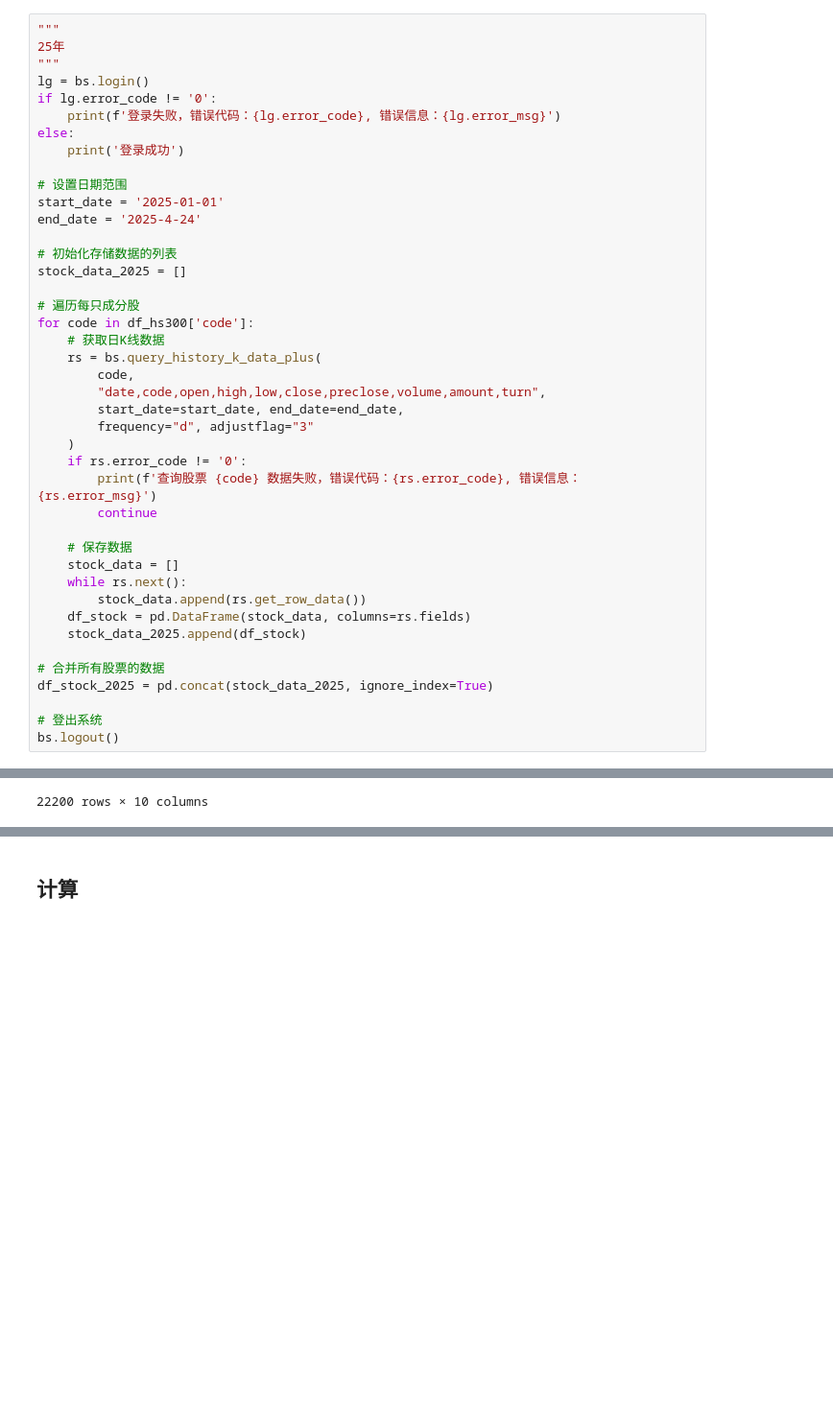
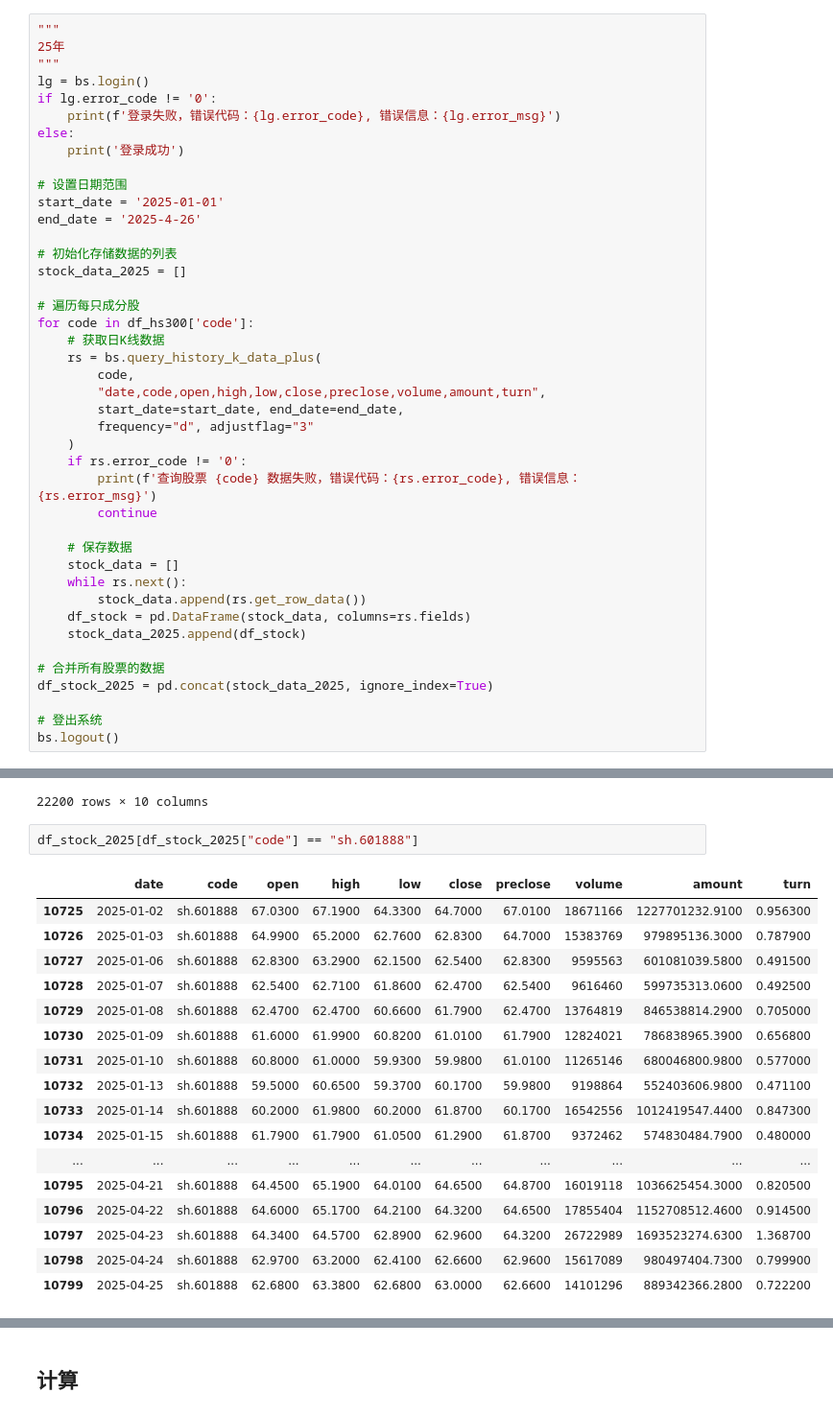
Before and after one commit to kennys-cs1105/QuantTrading, a Jupyter notebook: notebook/2025-04-22-部分票计算.ipynb, the cells around one changed output, grey strips where cells are left out. Shown: that part at 96% size. Cells and saved outputs as stored; diff of their text form; blank space fills up the shorter version.

```diff
--- a/notebook/2025-04-22-部分票计算.ipynb
+++ b/notebook/2025-04-22-部分票计算.ipynb
@@ -394,7 +394,7 @@ else:
 
 # 设置日期范围
 start_date = '2025-01-01'
-end_date = '2025-4-24'
+end_date = '2025-4-26'
 
 # 初始化存储数据的列表
 stock_data_2025 = []
@@ -447,3 +447,23 @@ df_stock_2025
 | 22198 | 2025-04-23 | sz.301269 | 123.0000 | 123.4800 | 120.2000 | 121.2000 | 122.8000 | 3464362 | 420032149.6200 | 1.320700 |
 | 22199 | 2025-04-24 | sz.301269 | 120.7000 | 121.1900 | 118.7200 | 119.4000 | 121.2000 | 2866592 | 343312144.0000 | 1.092800 |
 22200 rows × 10 columns
+# %%
+df_stock_2025[df_stock_2025["code"] == "sh.601888"]
+# %% [output]
+|  | date | code | open | high | low | close | preclose | volume | amount | turn |
+| 10725 | 2025-01-02 | sh.601888 | 67.0300 | 67.1900 | 64.3300 | 64.7000 | 67.0100 | 18671166 | 1227701232.9100 | 0.956300 |
+| 10726 | 2025-01-03 | sh.601888 | 64.9900 | 65.2000 | 62.7600 | 62.8300 | 64.7000 | 15383769 | 979895136.3000 | 0.787900 |
+| 10727 | 2025-01-06 | sh.601888 | 62.8300 | 63.2900 | 62.1500 | 62.5400 | 62.8300 | 9595563 | 601081039.5800 | 0.491500 |
+| 10728 | 2025-01-07 | sh.601888 | 62.5400 | 62.7100 | 61.8600 | 62.4700 | 62.5400 | 9616460 | 599735313.0600 | 0.492500 |
+| 10729 | 2025-01-08 | sh.601888 | 62.4700 | 62.4700 | 60.6600 | 61.7900 | 62.4700 | 13764819 | 846538814.2900 | 0.705000 |
+| 10730 | 2025-01-09 | sh.601888 | 61.6000 | 61.9900 | 60.8200 | 61.0100 | 61.7900 | 12824021 | 786838965.3900 | 0.656800 |
+| 10731 | 2025-01-10 | sh.601888 | 60.8000 | 61.0000 | 59.9300 | 59.9800 | 61.0100 | 11265146 | 680046800.9800 | 0.577000 |
+| 10732 | 2025-01-13 | sh.601888 | 59.5000 | 60.6500 | 59.3700 | 60.1700 | 59.9800 | 9198864 | 552403606.9800 | 0.471100 |
+| 10733 | 2025-01-14 | sh.601888 | 60.2000 | 61.9800 | 60.2000 | 61.8700 | 60.1700 | 16542556 | 1012419547.4400 | 0.847300 |
+| 10734 | 2025-01-15 | sh.601888 | 61.7900 | 61.7900 | 61.0500 | 61.2900 | 61.8700 | 9372462 | 574830484.7900 | 0.480000 |
+| ... | ... | ... | ... | ... | ... | ... | ... | ... | ... | ... |
+| 10795 | 2025-04-21 | sh.601888 | 64.4500 | 65.1900 | 64.0100 | 64.6500 | 64.8700 | 16019118 | 1036625454.3000 | 0.820500 |
+| 10796 | 2025-04-22 | sh.601888 | 64.6000 | 65.1700 | 64.2100 | 64.3200 | 64.6500 | 17855404 | 1152708512.4600 | 0.914500 |
+| 10797 | 2025-04-23 | sh.601888 | 64.3400 | 64.5700 | 62.8900 | 62.9600 | 64.3200 | 26722989 | 1693523274.6300 | 1.368700 |
+| 10798 | 2025-04-24 | sh.601888 | 62.9700 | 63.2000 | 62.4100 | 62.6600 | 62.9600 | 15617089 | 980497404.7300 | 0.799900 |
+| 10799 | 2025-04-25 | sh.601888 | 62.6800 | 63.3800 | 62.6800 | 63.0000 | 62.6600 | 14101296 | 889342366.2800 | 0.722200 |
```
Also changed, not shown: parts of 15 cells of this notebook, 34 other files.
